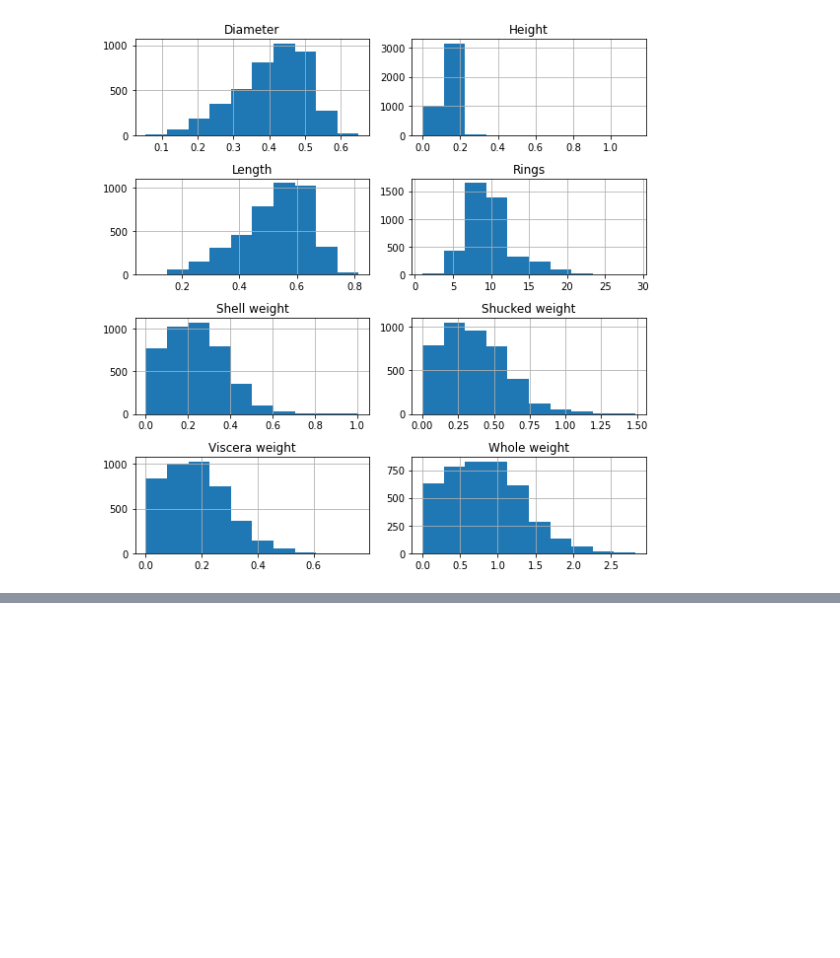
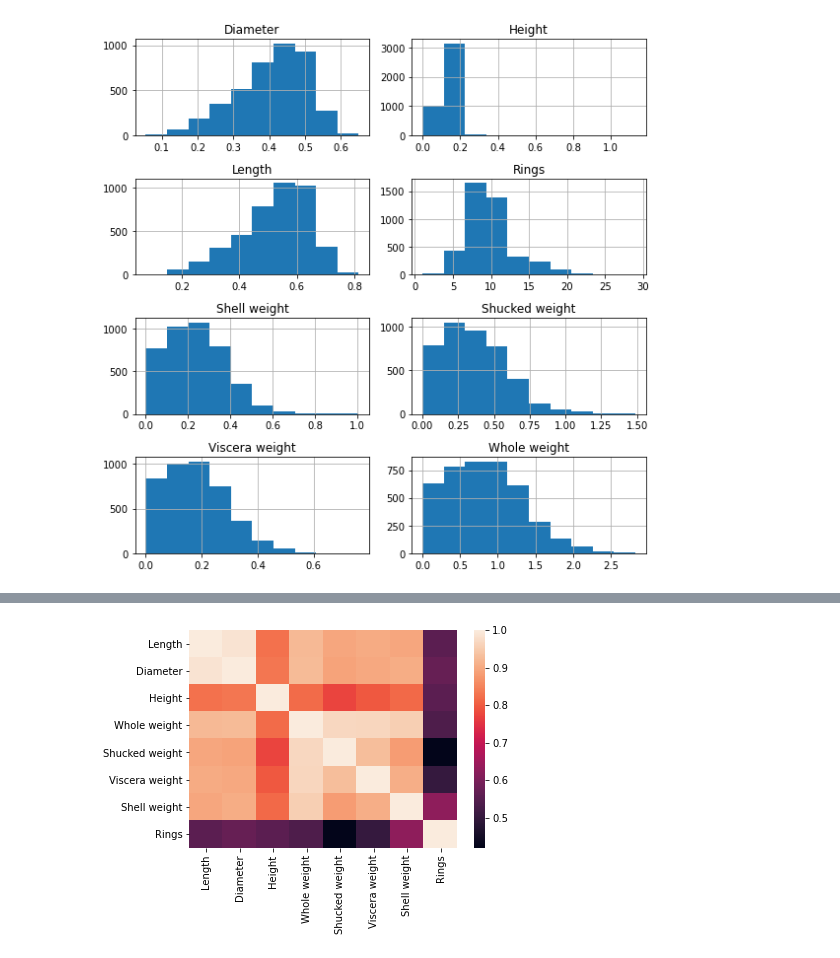
Before and after one commit to WojciechSova/pythonProject, a Jupyter notebook: Untitled.ipynb, the cells around one changed output, grey strips where cells are left out. Saved outputs shown, nothing was run; the diff lists cells and outputs as text; code cells hidden in the pictures; blank space fills up the shorter version.

```diff
--- a/Untitled.ipynb
+++ b/Untitled.ipynb
@@ -87,0 +90,5 @@ data5
+# %%
+# 4.4
+heatmap = sns.heatmap(df.corr())
+# %% [output]
+[figure, added]
```
Also changed, not shown: parts of 6 cells of this notebook.
